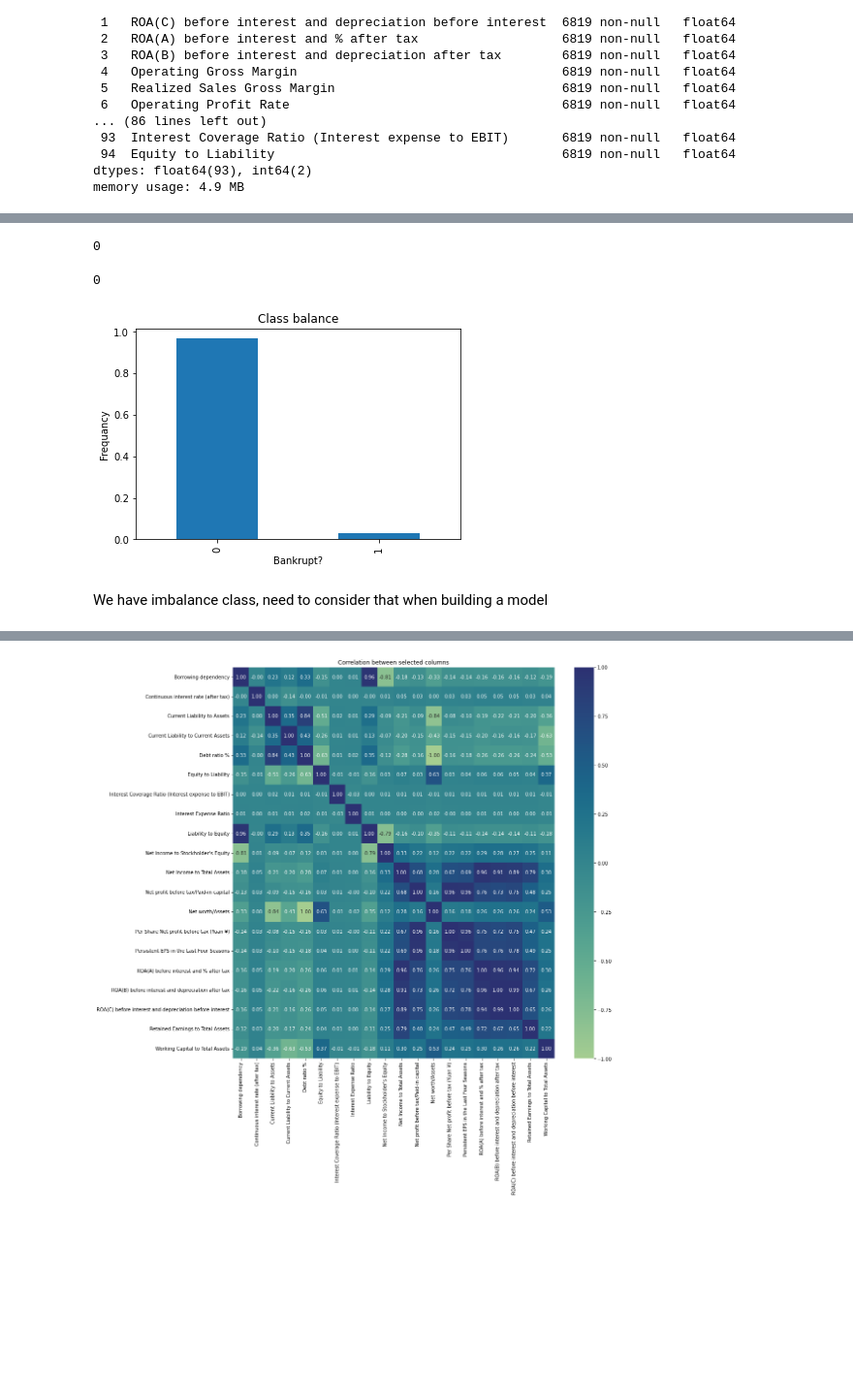
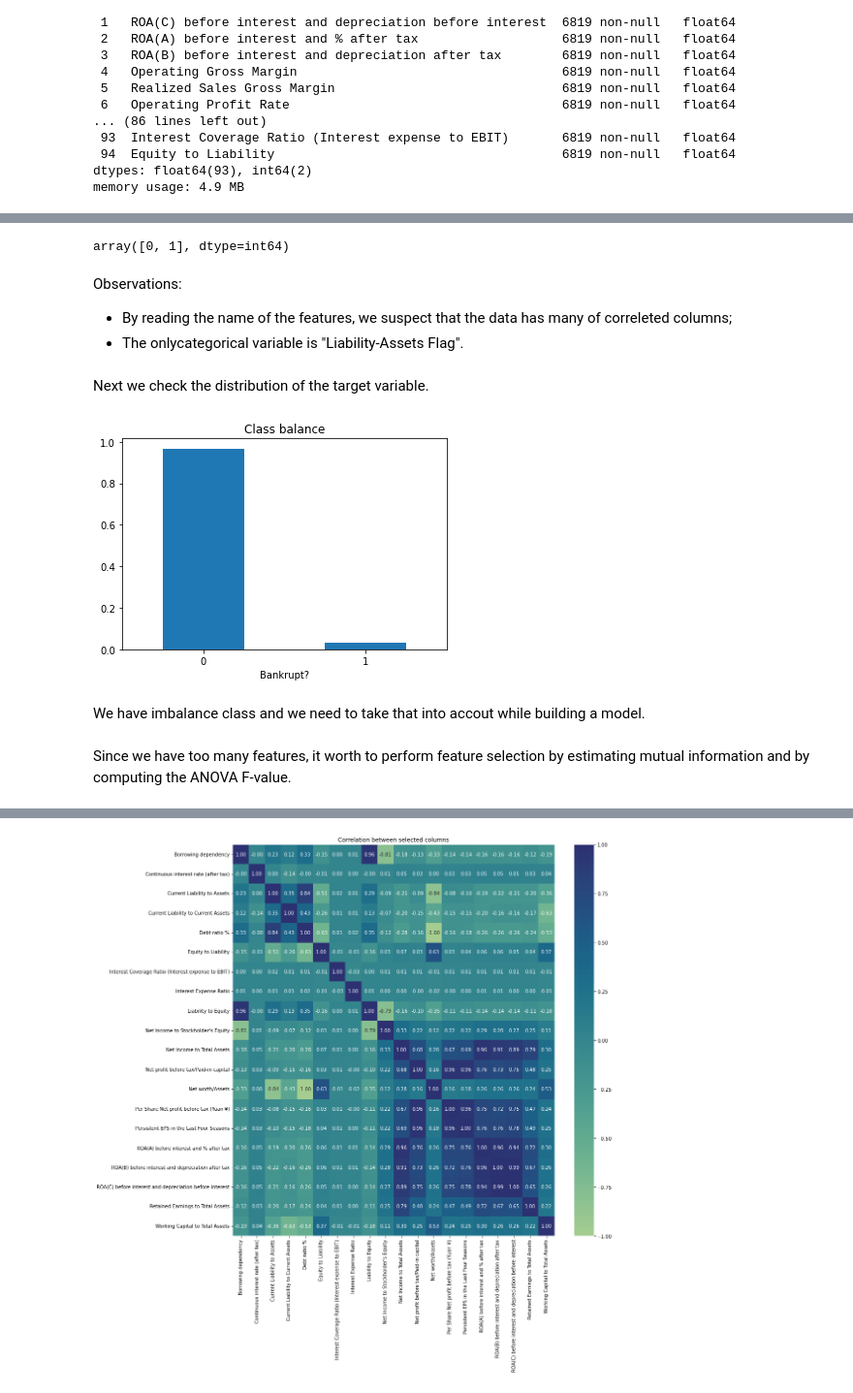
Before and after one commit to kerimbeka/machine-learning-zoomcamp, a Jupyter notebook: homeworks/midterm-project/notebook.ipynb, the cells around one changed output, grey strips where cells are left out. Shown at 97% size. Saved outputs shown, nothing was run; the diff lists cells and outputs as text; code cells hidden in the pictures; blank space fills up the shorter version.

```diff
--- a/homeworks/midterm-project/notebook.ipynb
+++ b/homeworks/midterm-project/notebook.ipynb
@@ -76,24 +107,24 @@ memory usage: 4.9 MB
-# %%
-#no missing values
-(df.isna().sum()>0).sum()
-# %% [output]
-0
-# %%
-#no duplicated rows
-df.duplicated().sum()
-# %% [output]
-0
+# %%
+df['Liability-Assets Flag'].unique()
+# %% [output]
+array([0, 1], dtype=int64)
+# %% [markdown]
+Observations:
+- By reading the name of the features, we suspect that the data has many of correleted columns;
+- The onlycategorical variable is "Liability-Assets Flag".
+# %% [markdown]
+Next we check the distribution of the target variable.
 # %%
-#checking the distribution of the target variable
-df['Bankrupt?'].value_counts(normalize=True).plot(kind='bar')
+df['Bankrupt?'].value_counts(normalize=True).plot(kind='bar', rot=0.25)
 plt.xlabel("Bankrupt?")
-plt.ylabel("Frequancy")
 plt.title("Class balance")
 plt.show()
 # %% [output]
-[figure, old version]
+[figure, new version]
 # %% [markdown]
-We have imbalance class, need to consider that when building a model
+We have imbalance class and we need to take that into accout while building a model.
+# %% [markdown]
+Since we have too many features, it worth to perform feature selection by estimating mutual information and by computing the ANOVA F-value.
 # %%
 independent_variable = df.drop(['Bankrupt?'], axis=1)
 target_variable = df[['Bankrupt?']]
```
Also changed, not shown: parts of 40 cells of this notebook, 8 other files.
